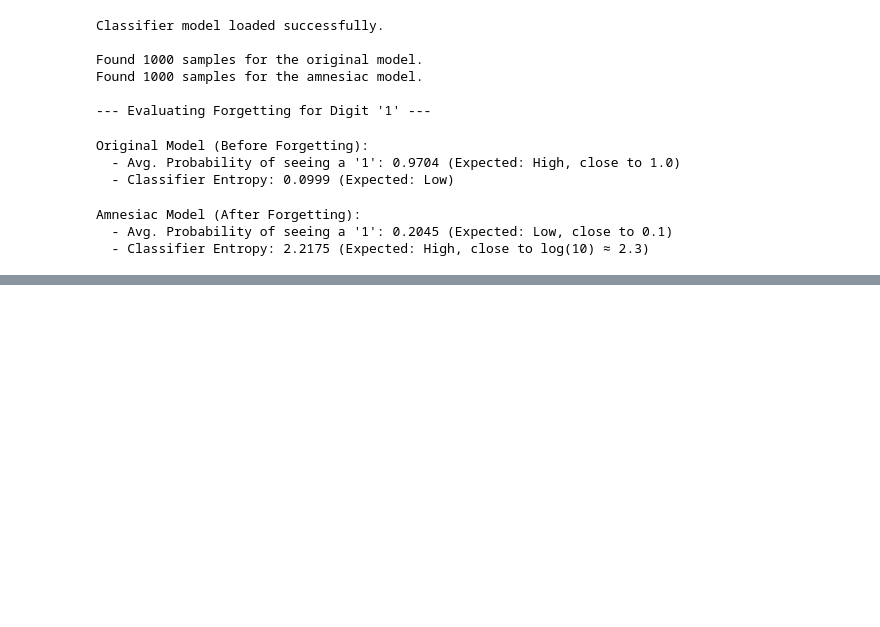
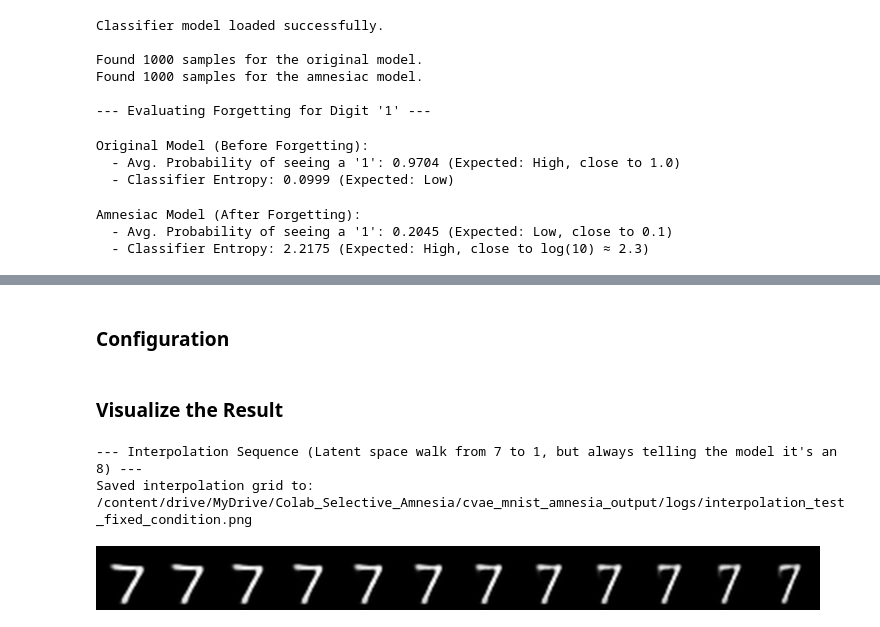
Before and after one commit to Amir-rfz/vae-concept-forgetting, a Jupyter notebook: Selective_Amnesia_VAE_Implementation.ipynb, the cells around one changed output, grey strips where cells are left out. Cells and saved outputs as stored; diff of their text form; code cells hidden in the pictures; blank space fills up the shorter version.

```diff
--- a/Selective_Amnesia_VAE_Implementation.ipynb
+++ b/Selective_Amnesia_VAE_Implementation.ipynb
@@ -961,0 +1416,17 @@ Amnesiac Model (After Forgetting):
+# %% [markdown]
+### Configuration
+# %%
+gdrive_project_folder = "/content/drive/MyDrive/Colab_Selective_Amnesia"
+original_output_folder = os.path.join(gdrive_project_folder, "cvae_mnist_output")
+amnesia_output_folder = os.path.join(gdrive_project_folder, "cvae_mnist_amnesia_output")
+
+interp_config = SimpleNamespace(
+    original_vae_ckpt=os.path.join(original_output_folder, "checkpoints/cvae_mnist_final.pt"),
+    amnesia_vae_ckpt=os.path.join(amnesia_output_folder, "checkpoints/amnesia_model_final.pt"),
+
+    start_label=7,              # A digit the model remembers well
+    end_label=1,                # The digit that was forgotten
+    num_interpolation_steps=12, # Number of images to generate between start and end
+
+    output_image_path=os.path.join(amnesia_output_folder, "logs/interpolation_test_fixed_condition.png"),
+)
@@ -961,0 +1482,22 @@ Amnesiac Model (After Forgetting):
+# %% [markdown]
+### Visualize the Result
+# %%
+print("--- Interpolation Sequence (Latent space walk from 7 to 1, but always telling the model it's an 8) ---")
+all_images = torch.cat(interpolation_images, dim=0)
+grid = make_grid(all_images, nrow=interp_config.num_interpolation_steps, padding=2)
+
+save_image(grid, interp_config.output_image_path)
+print(f"Saved interpolation grid to: {interp_config.output_image_path}")
+
+img = Image.open(interp_config.output_image_path)
+
+scale_factor = 2
+new_width = int(img.size[0] * scale_factor)
+new_height = int(img.size[1] * scale_factor)
+img_resized = img.resize((new_width, new_height), Image.Resampling.LANCZOS)
+
+display(img_resized)
+# %% [output]
+--- Interpolation Sequence (Latent space walk from 7 to 1, but always telling the model it's an 8) ---
+Saved interpolation grid to: /content/drive/MyDrive/Colab_Selective_Amnesia/cvae_mnist_amnesia_output/logs/interpolation_test_fixed_condition.png
+[figure, added]
```
Also changed, not shown: parts of 49 cells of this notebook.
